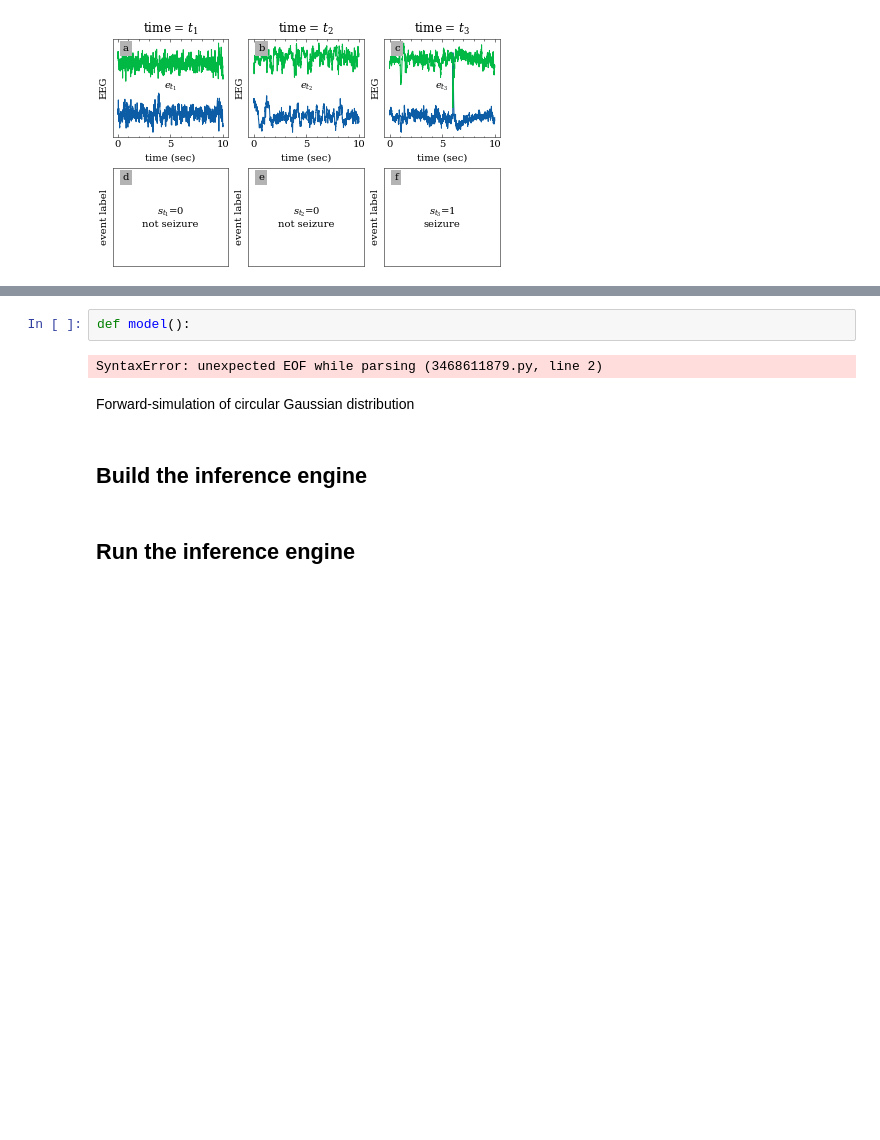
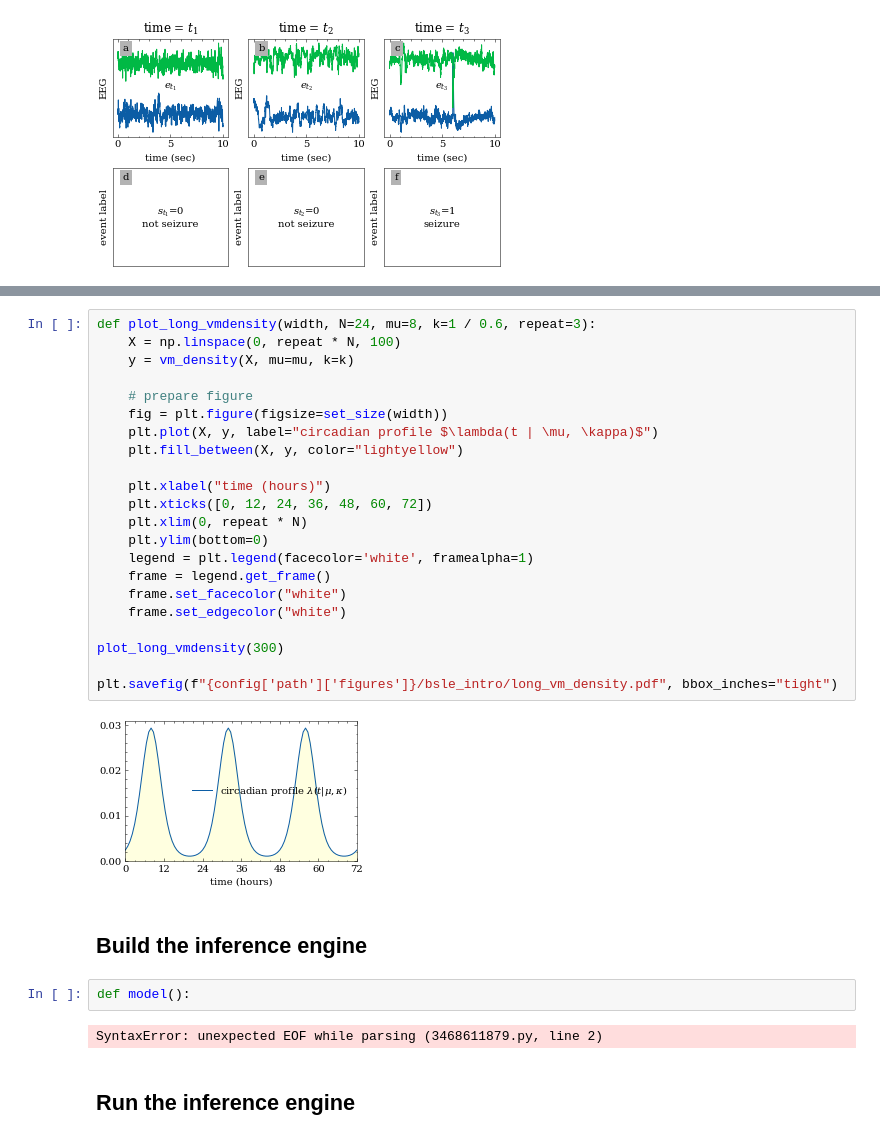
Before and after one commit to noamsgl/msc, a Jupyter notebook: thesis/bsle/bsle_main.ipynb, the cells around one changed output, grey strips where cells are left out. Cells and saved outputs as stored; diff of their text form; blank space fills up the shorter version.

```diff
--- a/thesis/bsle/bsle_main.ipynb
+++ b/thesis/bsle/bsle_main.ipynb
@@ -181,11 +150,33 @@ ds.get_annotations('seizures')
+# %%
+def plot_long_vmdensity(width, N=24, mu=8, k=1 / 0.6, repeat=3):
+    X = np.linspace(0, repeat * N, 100)
+    y = vm_density(X, mu=mu, k=k)
+
+    # prepare figure
+    fig = plt.figure(figsize=set_size(width))
+    plt.plot(X, y, label="circadian profile $\lambda(t | \mu, \kappa)$")
+    plt.fill_between(X, y, color="lightyellow")
+
+    plt.xlabel("time (hours)")
+    plt.xticks([0, 12, 24, 36, 48, 60, 72])
+    plt.xlim(0, repeat * N)
+    plt.ylim(bottom=0)
+    legend = plt.legend(facecolor='white', framealpha=1)
+    frame = legend.get_frame()
+    frame.set_facecolor("white")
+    frame.set_edgecolor("white")
+
+plot_long_vmdensity(300)
+
+plt.savefig(f"{config['path']['figures']}/bsle_intro/long_vm_density.pdf", bbox_inches="tight")
+# %% [output]
+[figure, added]
+# %% [markdown]
+## Build the inference engine
 # %%
 def model():
 # %% [output]
 SyntaxError: unexpected EOF while parsing (3468611879.py, line 2)
-# %% [markdown]
-Forward-simulation of circular Gaussian distribution
-# %% [markdown]
-## Build the inference engine
 # %% [markdown]
 ## Run the inference engine
 # %% [markdown]
```
Also changed, not shown: parts of 18 cells of this notebook, 1 other file.
